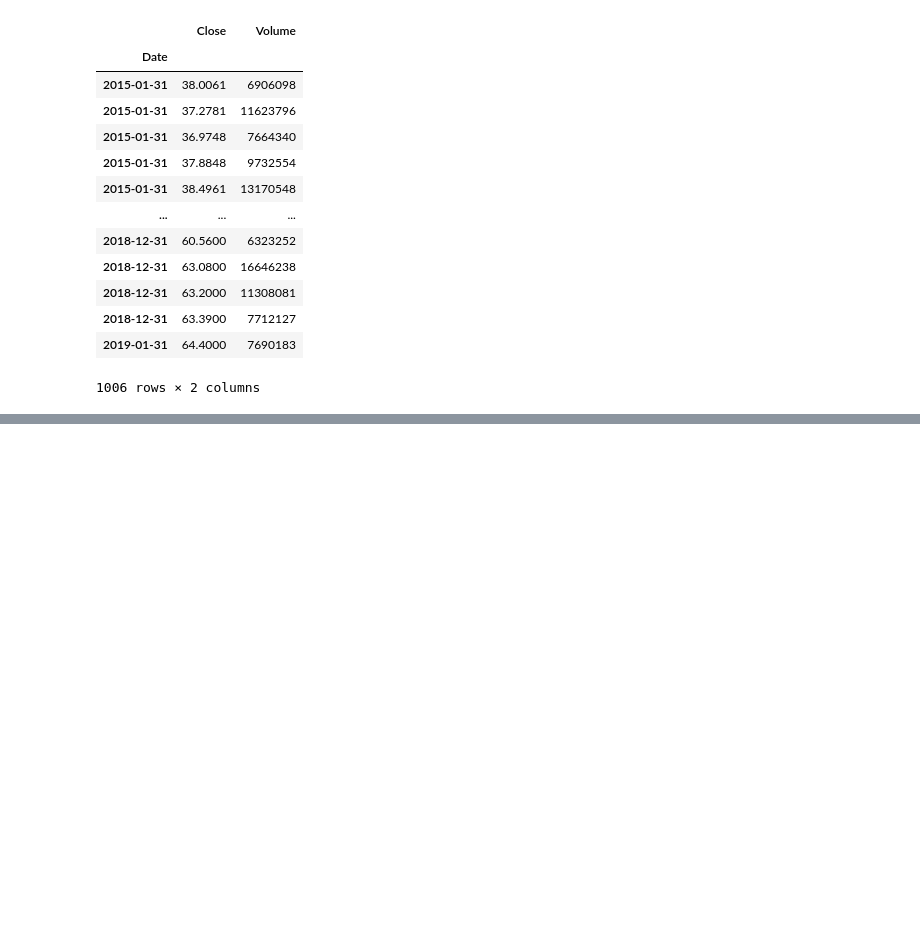
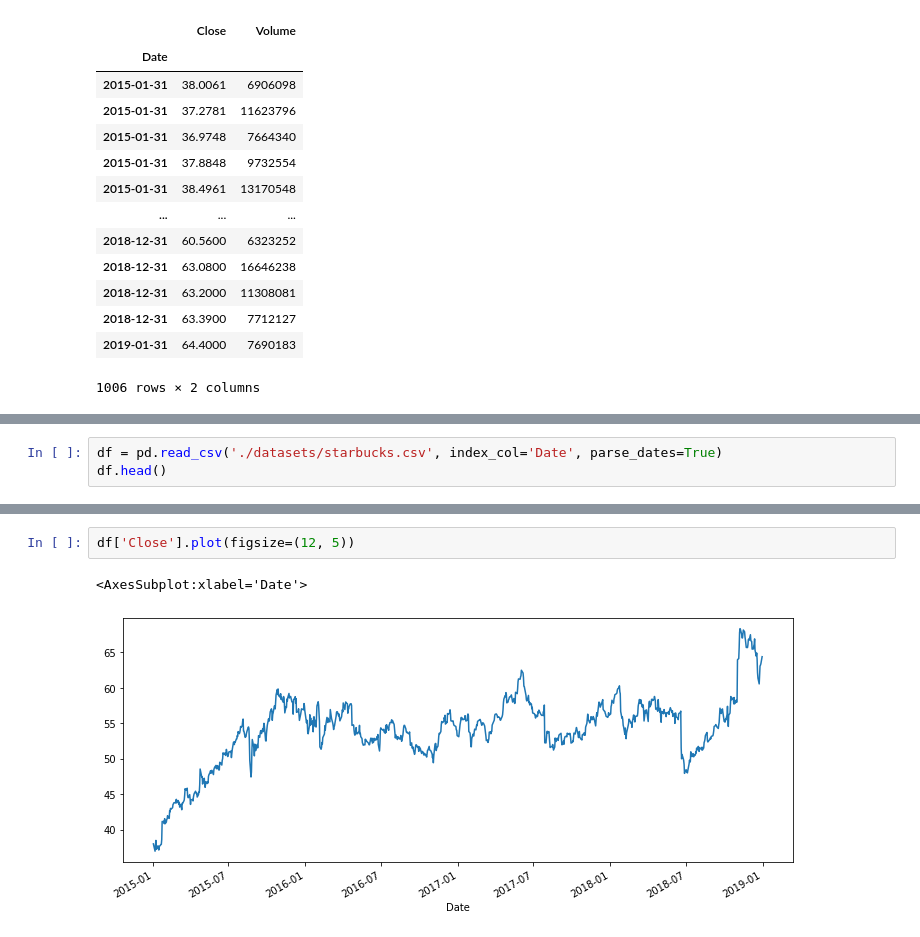
Before and after one commit to jafar-shodiq/jose-portilla-courses, a Jupyter notebook: time-series-data-analysis/time-series-with-pandas.ipynb, the cells around one changed output, grey strips where cells are left out. Drawn from its saved outputs; the diff is of its cells as text; blank space fills up the shorter version.

```diff
--- a/time-series-data-analysis/time-series-with-pandas.ipynb
+++ b/time-series-data-analysis/time-series-with-pandas.ipynb
@@ -265,0 +271,3 @@ df.shift(periods=1, freq='M')
+# %%
+df = pd.read_csv('./datasets/starbucks.csv', index_col='Date', parse_dates=True)
+df.head()
@@ -265,0 +282,5 @@ df.shift(periods=1, freq='M')
+# %%
+df['Close'].plot(figsize=(12, 5))
+# %% [output]
+<AxesSubplot:xlabel='Date'>
+[figure, added]
```
Also changed, not shown: parts of 24 cells of this notebook, 2 other files.
